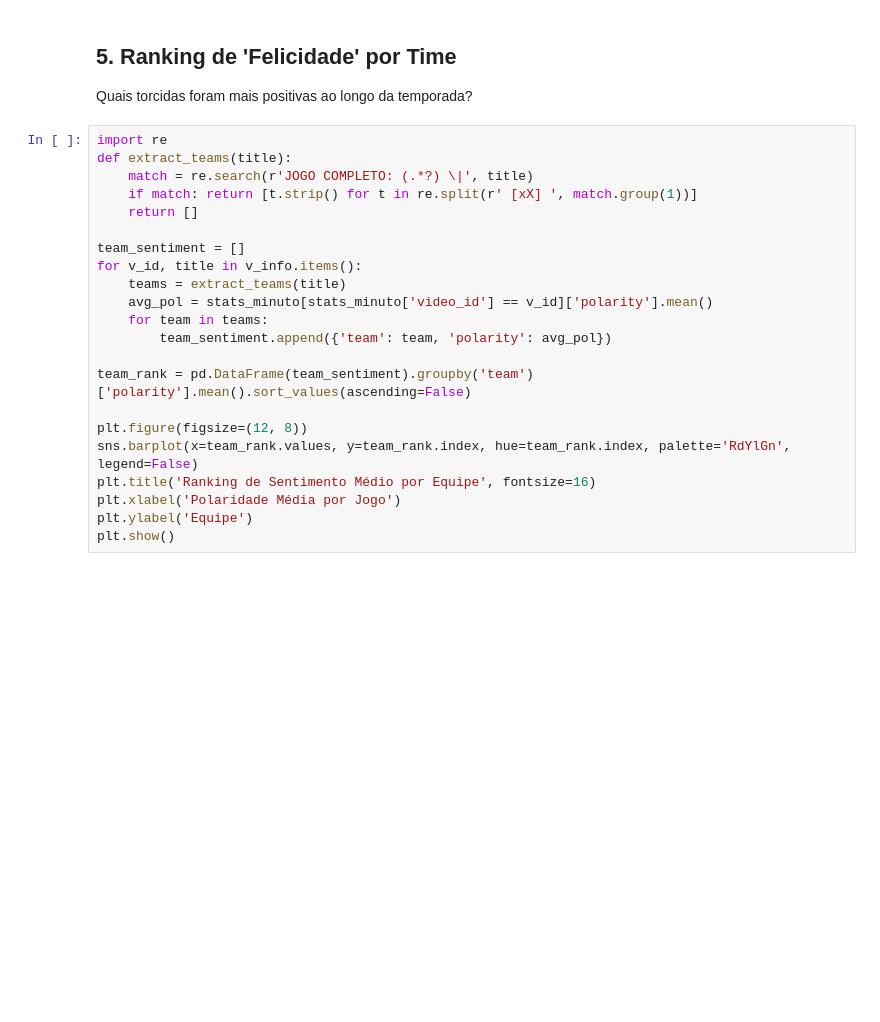
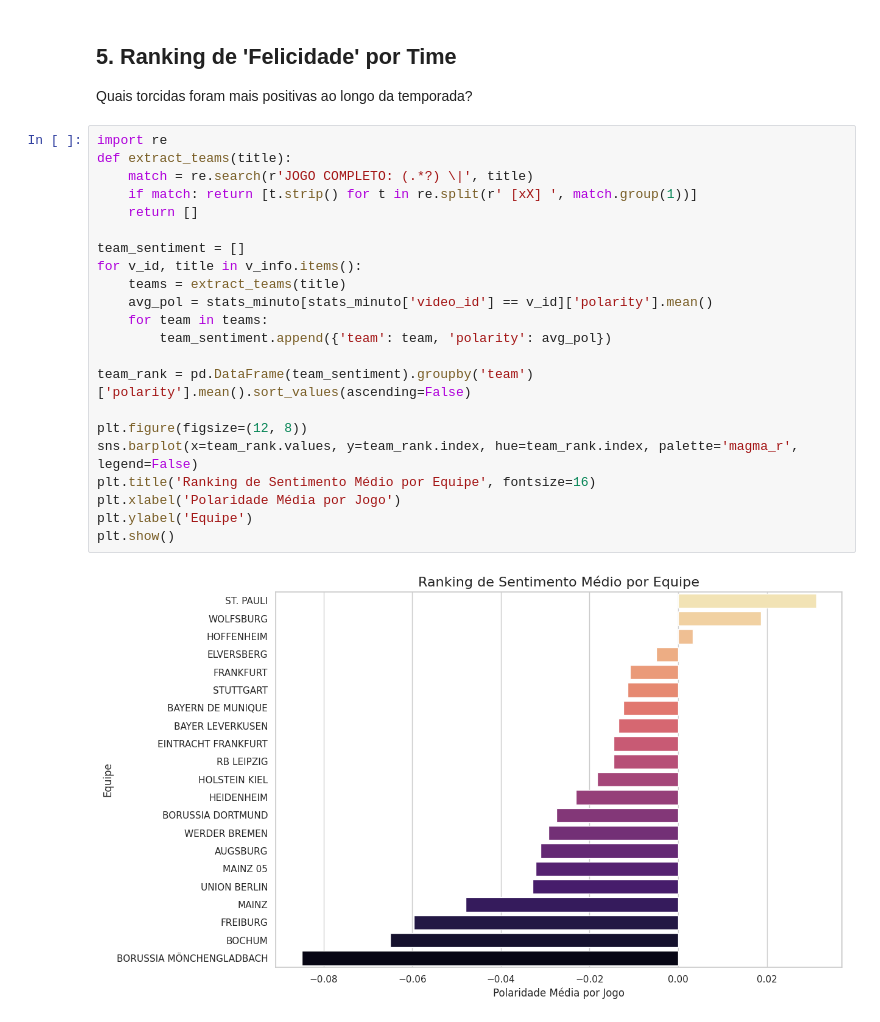
Before and after one commit to IgorJoaquimn/cdaf, a Jupyter notebook: notebooks/sentiment_eda.ipynb, the cells around one changed output. Saved outputs shown, nothing was run; the diff lists cells and outputs as text; blank space fills up the shorter version.

```diff
--- a/notebooks/sentiment_eda.ipynb
+++ b/notebooks/sentiment_eda.ipynb
@@ -79,22 +85,24 @@ Quais torcidas foram mais positivas ao longo da temporada?
 # %%
 import re
 def extract_teams(title):
     match = re.search(r'JOGO COMPLETO: (.*?) \|', title)
     if match: return [t.strip() for t in re.split(r' [xX] ', match.group(1))]
     return []
 
 team_sentiment = []
 for v_id, title in v_info.items():
     teams = extract_teams(title)
     avg_pol = stats_minuto[stats_minuto['video_id'] == v_id]['polarity'].mean()
     for team in teams:
         team_sentiment.append({'team': team, 'polarity': avg_pol})
 
 team_rank = pd.DataFrame(team_sentiment).groupby('team')['polarity'].mean().sort_values(ascending=False)
 
 plt.figure(figsize=(12, 8))
-sns.barplot(x=team_rank.values, y=team_rank.index, hue=team_rank.index, palette='RdYlGn', legend=False)
+sns.barplot(x=team_rank.values, y=team_rank.index, hue=team_rank.index, palette='magma_r', legend=False)
 plt.title('Ranking de Sentimento Médio por Equipe', fontsize=16)
 plt.xlabel('Polaridade Média por Jogo')
 plt.ylabel('Equipe')
 plt.show()
+# %% [output]
+[figure, added]
```
Also changed, not shown: parts of 3 cells of this notebook, 4 other files.
